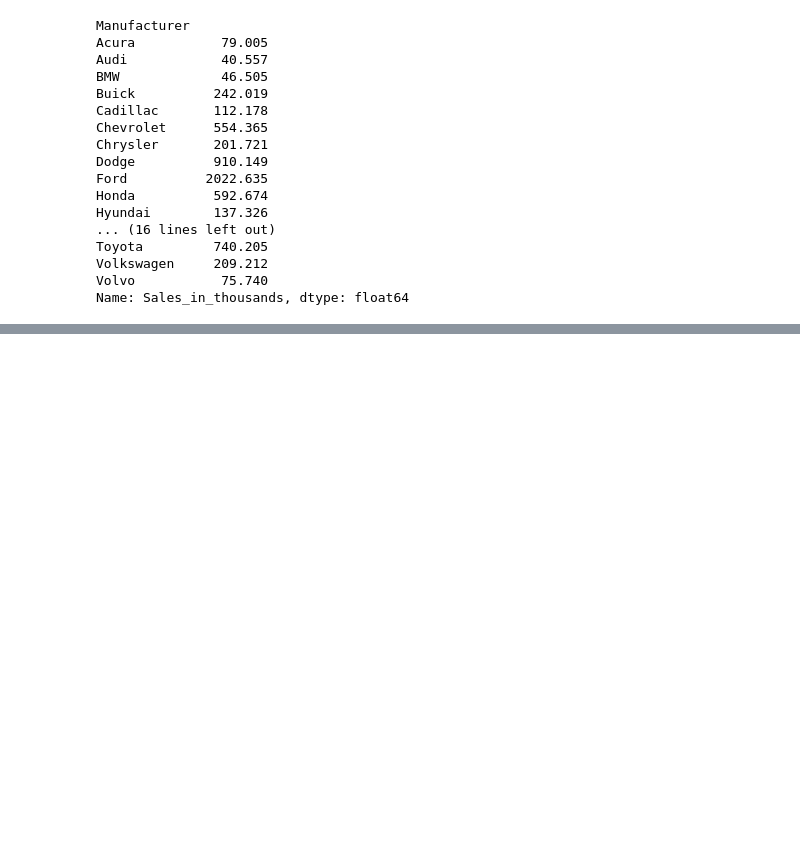
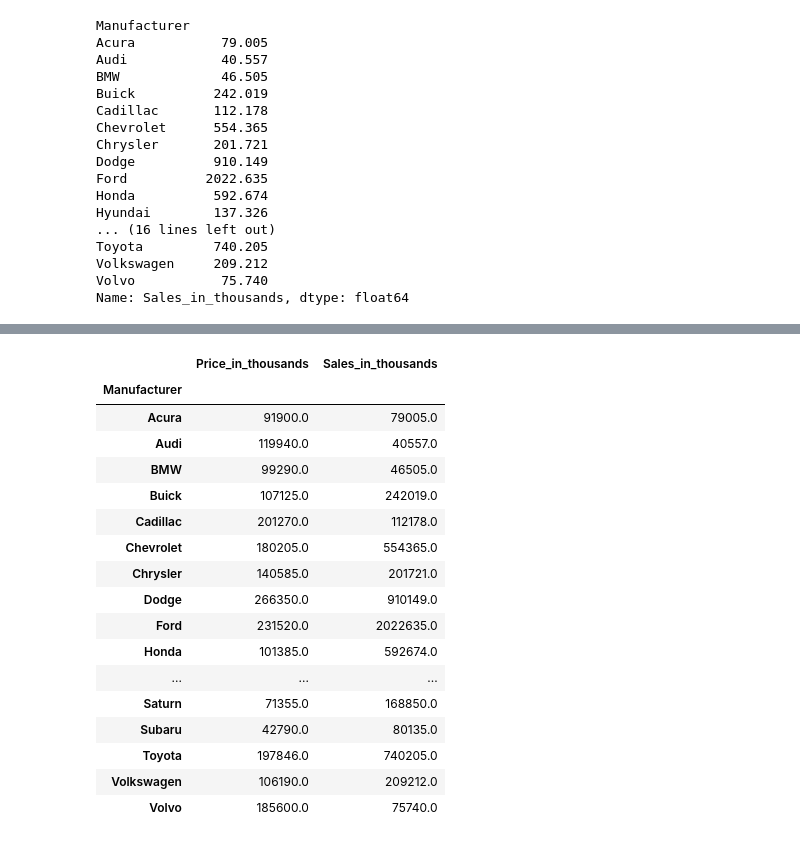
Before and after one commit to DiilaNa/Data_Science_with-Pandas, a Jupyter notebook: Project-2/GroupByandAgrregateFunctions.ipynb, the cells around one changed output, grey strips where cells are left out. Saved outputs shown, nothing was run; the diff lists cells and outputs as text; code cells hidden in the pictures; blank space fills up the shorter version.

Commit message:
Lambda()

```diff
--- a/Project-2/GroupByandAgrregateFunctions.ipynb
+++ b/Project-2/GroupByandAgrregateFunctions.ipynb
@@ -355,0 +378,22 @@ Name: Sales_in_thousands, dtype: float64
+# %%
+# get actual sales and price by values
+df_car_sale.groupby('Manufacturer').sum().apply(lambda x:x*1000)[['Price_in_thousands','Sales_in_thousands']]
+# %% [output]
+|  | Price_in_thousands | Sales_in_thousands |
+| Manufacturer |  |  |
+| Acura | 91900.0 | 79005.0 |
+| Audi | 119940.0 | 40557.0 |
+| BMW | 99290.0 | 46505.0 |
+| Buick | 107125.0 | 242019.0 |
+| Cadillac | 201270.0 | 112178.0 |
+| Chevrolet | 180205.0 | 554365.0 |
+| Chrysler | 140585.0 | 201721.0 |
+| Dodge | 266350.0 | 910149.0 |
+| Ford | 231520.0 | 2022635.0 |
+| Honda | 101385.0 | 592674.0 |
+| ... | ... | ... |
+| Saturn | 71355.0 | 168850.0 |
+| Subaru | 42790.0 | 80135.0 |
+| Toyota | 197846.0 | 740205.0 |
+| Volkswagen | 106190.0 | 209212.0 |
+| Volvo | 185600.0 | 75740.0 |
```
Also changed, not shown: parts of 1 cell of this notebook, 1 other file.
